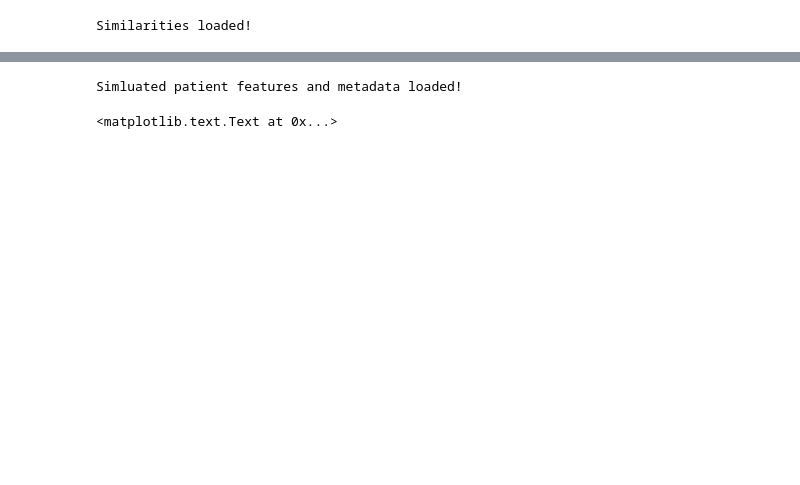
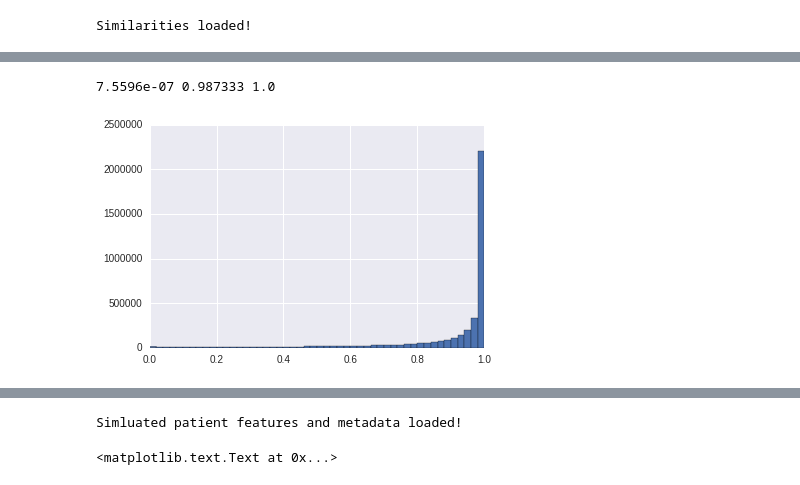
Before and after one commit to sumedhasingla/COPDImageAnalysis, a Jupyter notebook: code/kernelEvaluation.ipynb, the cells around one changed output, grey strips where cells are left out. Saved outputs shown, nothing was run; the diff lists cells and outputs as text; code cells hidden in the pictures; blank space fills up the shorter version.

```diff
--- a/code/kernelEvaluation.ipynb
+++ b/code/kernelEvaluation.ipynb
@@ -65,0 +53,9 @@ def evalFeatures_Regression(XTrain,yTrain,XTest,yTest,m):
+# %%
+assert (kl_sym == kl_sym.T).all()
+rbf = RBFize(gamma=1, scale_by_median=True)
+kl_rbf = rbf.fit_transform(kl_sym)
+print kl_rbf.min(),np.median(kl_rbf) ,kl_rbf.max()
+_ = plt.hist(kl_rbf.flatten(),50)
+# %% [output]
+7.5596e-07 0.987333 1.0
+[figure, added]
```
Also changed, not shown: parts of 15 cells of this notebook, 3 other files.
